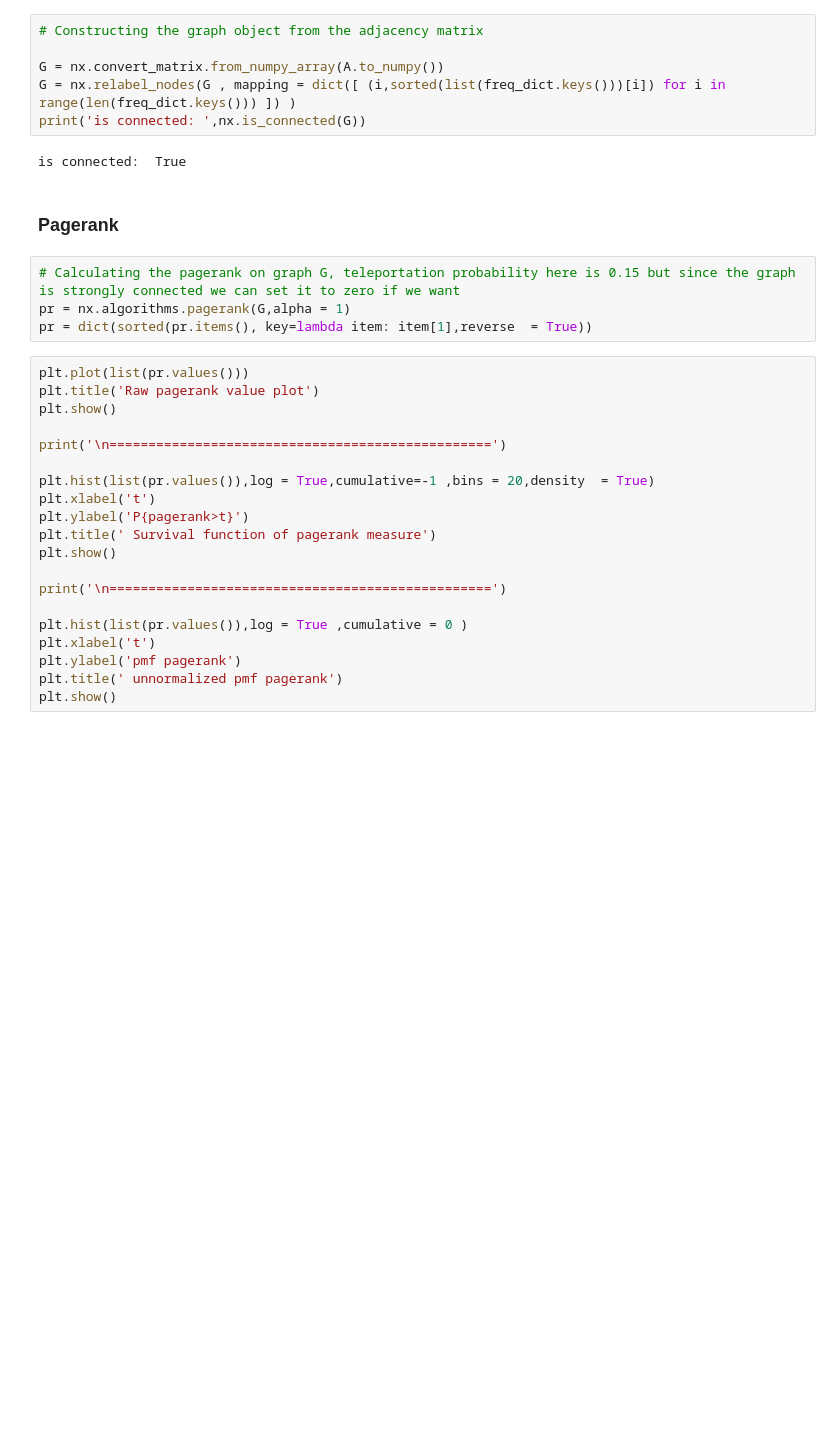
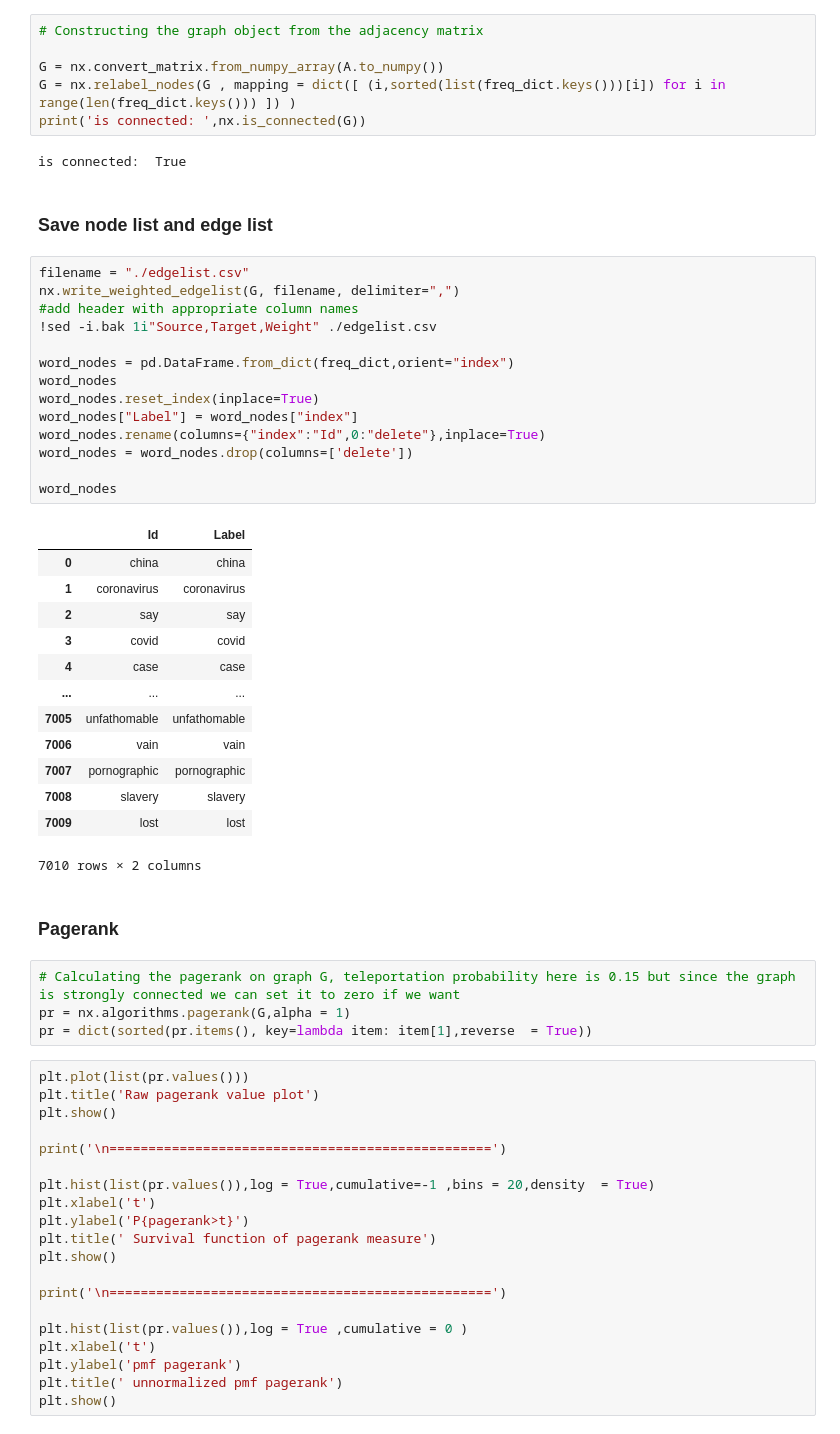
Before and after one commit to silviapoletti/Covid19-related-tweets-Network-Analysis, a Jupyter notebook: src/NS_word_measures.ipynb, the cells around one changed output. Drawn from its saved outputs; the diff is of its cells as text; blank space fills up the shorter version.

```diff
--- a/src/NS_word_measures.ipynb
+++ b/src/NS_word_measures.ipynb
@@ -257,6 +250,36 @@ G = nx.relabel_nodes(G , mapping = dict([ (i,sorted(list(freq_dict.keys()))[i])
 print('is connected: ',nx.is_connected(G))
 # %% [output]
 is connected:  True
+# %% [markdown]
+### Save node list and edge list
+# %%
+filename = "./edgelist.csv"
+nx.write_weighted_edgelist(G, filename, delimiter=",")
+#add header with appropriate column names
+!sed -i.bak 1i"Source,Target,Weight" ./edgelist.csv
+
+word_nodes = pd.DataFrame.from_dict(freq_dict,orient="index")
+word_nodes
+word_nodes.reset_index(inplace=True)
+word_nodes["Label"] = word_nodes["index"]
+word_nodes.rename(columns={"index":"Id",0:"delete"},inplace=True)
+word_nodes = word_nodes.drop(columns=['delete'])
+
+word_nodes
+# %% [output]
+|  | Id | Label |
+| 0 | china | china |
+| 1 | coronavirus | coronavirus |
+| 2 | say | say |
+| 3 | covid | covid |
+| 4 | case | case |
+| ... | ... | ... |
+| 7005 | unfathomable | unfathomable |
+| 7006 | vain | vain |
+| 7007 | pornographic | pornographic |
+| 7008 | slavery | slavery |
+| 7009 | lost | lost |
+7010 rows × 2 columns
 # %% [markdown]
 ### Pagerank
 # %%
```
Also changed, not shown: parts of 16 cells of this notebook.
